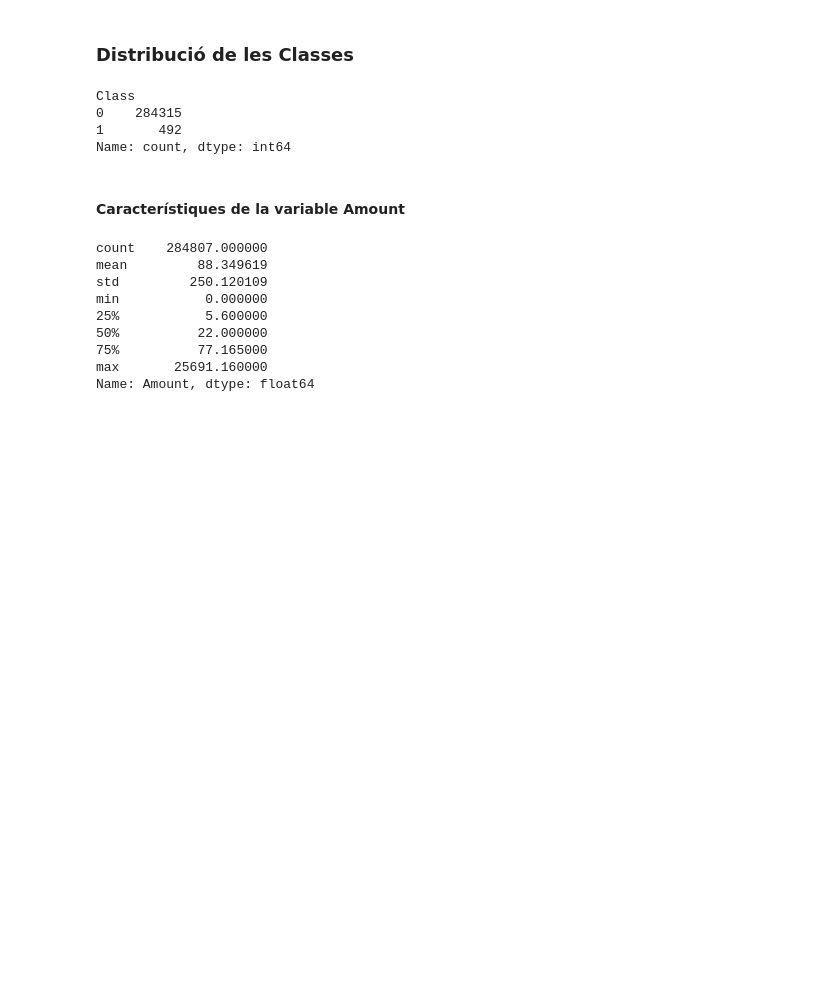
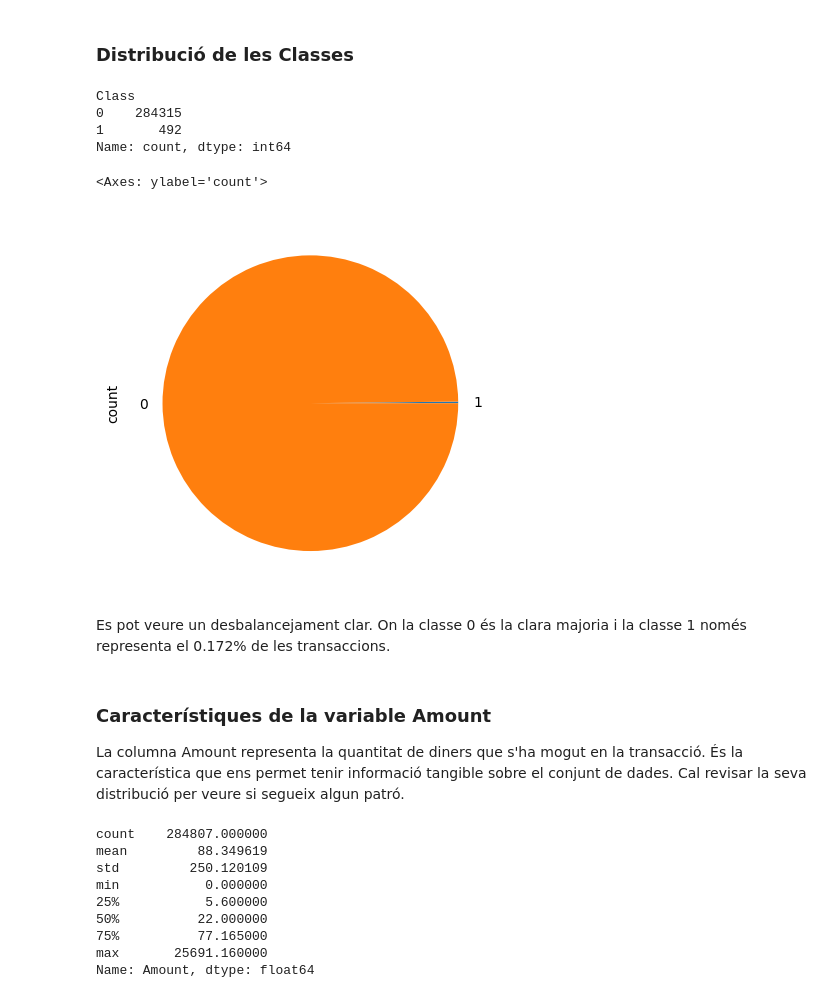
Before and after one commit to paubernabe/TFM, a Jupyter notebook: TFM.ipynb, the cells around one changed output. Drawn from its saved outputs; the diff is of its cells as text; code cells hidden in the pictures; blank space fills up the shorter version.

```diff
--- a/TFM.ipynb
+++ b/TFM.ipynb
@@ -20 +58,3 @@ random_seed = 42
+# %%
+filename = './creditcard.csv.zip'
 # %%
@@ -78,15 +124,25 @@ print(columns_with_nan)
 []
 # %% [markdown]
 ### Distribució de les Classes
-# %%
-df['Class'].value_counts()
-# %% [output]
-Class
-0    284315
-1       492
-Name: count, dtype: int64
+# %%
+df['Class'].value_counts()
+# %% [output]
+Class
+0    284315
+1       492
+Name: count, dtype: int64
+# %%
+df['Class'].value_counts().sort_values().plot(kind = 'pie')
+# %% [output]
+<Axes: ylabel='count'>
+[figure, added]
+# %% [markdown]
+Es pot veure un desbalancejament clar. On la classe 0 és la clara majoria i la classe 1 només representa el 0.172% de les transaccions.
 # %% [markdown]
-#### Característiques de la variable Amount
+### Característiques de la variable Amount
+
+La columna Amount representa la quantitat de diners que s'ha mogut en la transacció. És la característica que ens permet tenir informació tangible sobre el conjunt de dades.
+Cal revisar la seva distribució per veure si segueix algun patró.
 # %%
 df['Amount'].describe()
 # %% [output]
```
Also changed, not shown: parts of 173 cells of this notebook, 3 other files.
